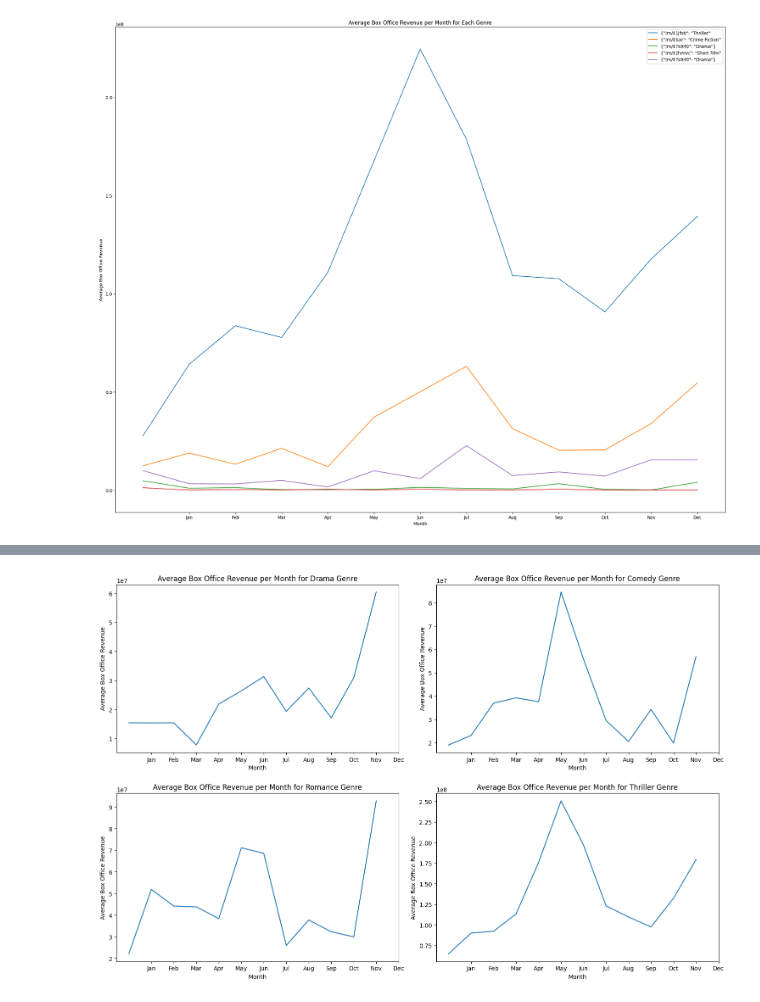
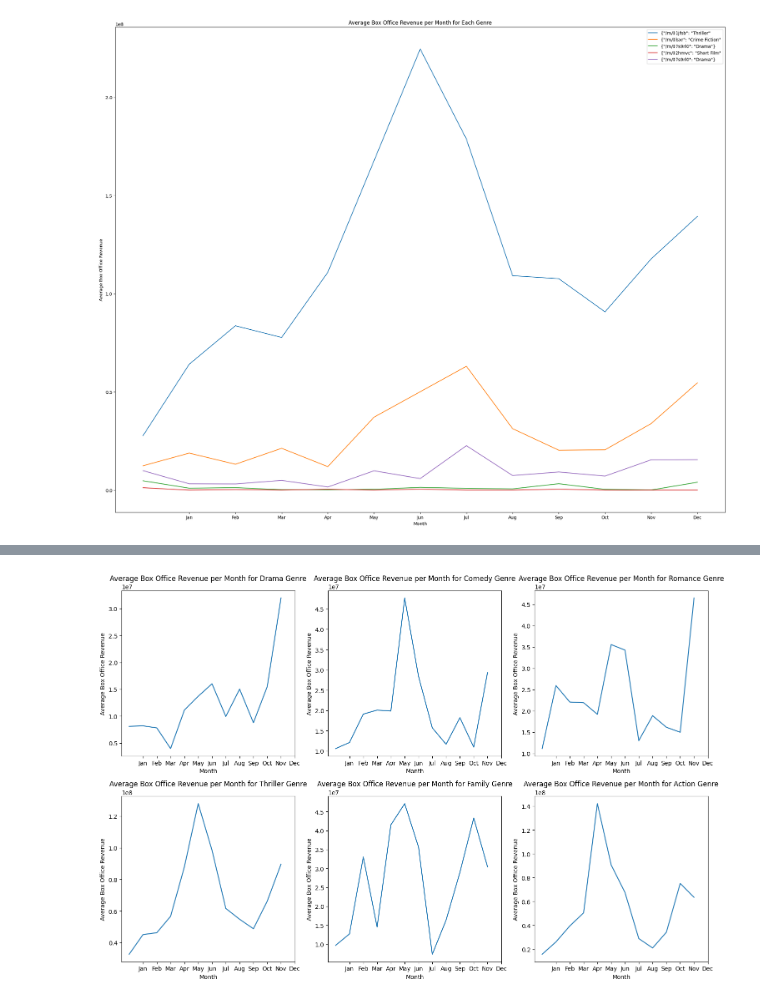
Before and after one commit to epfl-ada/ada-2023-project-dat4k, a Jupyter notebook: boxoffice.ipynb, the cells around one changed output, grey strips where cells are left out. Saved outputs shown, nothing was run; the diff lists cells and outputs as text; code cells hidden in the pictures.

```diff
--- a/boxoffice.ipynb
+++ b/boxoffice.ipynb
@@ -218,48 +219,71 @@ romance_genres = df[df['genre 1'].str.contains('Romance|Romantic')|df['genre 2']
 
 thriller_genres = df[df['genre 1'].str.contains('Thriller|Crime')|df['genre 2'].str.contains('Thriller|Crime')]
 #thriller_genres
+
+action_genres = df[df['genre 1'].str.contains('Action|Adventure|War')|df['genre 2'].str.contains('Action|Adventure|War')]
+#action_genres
+
+family_genres = df[df['genre 1'].str.contains('Family|Animation|Child')|df['genre 2'].str.contains('Family|Animation|Child')]
+#family_genres
 # %%
+
 # group the data by month and year and genre, and sum the box office revenue for each group
 monthly_revenue_drama = drama_genres.groupby([drama_genres['Movie release Year'], drama_genres['Movie release date'].str[5:7]])['Movie Boxoffice Revenue'].sum()
 monthly_revenue_comedy = comedy_genres.groupby([comedy_genres['Movie release Year'], comedy_genres['Movie release date'].str[5:7]])['Movie Boxoffice Revenue'].sum()
 monthly_revenue_romance = romance_genres.groupby([romance_genres['Movie release Year'], romance_genres['Movie release date'].str[5:7]])['Movie Boxoffice Revenue'].sum()
 monthly_revenue_thriller = thriller_genres.groupby([thriller_genres['Movie release Year'], thriller_genres['Movie release date'].str[5:7]])['Movie Boxoffice Revenue'].sum()
+monthly_revenue_family = family_genres.groupby([family_genres['Movie release Year'], family_genres['Movie release date'].str[5:7]])['Movie Boxoffice Revenue'].sum()
+monthly_revenue_action = action_genres.groupby([action_genres['Movie release Year'], action_genres['Movie release date'].str[5:7]])['Movie Boxoffice Revenue'].sum()
 
 # calculate the average revenue per month
 average_monthly_revenue_drama = monthly_revenue_drama.groupby(level=1).mean()
 average_monthly_revenue_comedy = monthly_revenue_comedy.groupby(level=1).mean()
 average_monthly_revenue_romance = monthly_revenue_romance.groupby(level=1).mean()
 average_monthly_revenue_thriller = monthly_revenue_thriller.groupby(level=1).mean()
+average_monthly_revenue_family = monthly_revenue_family.groupby(level=1).mean()
+average_monthly_revenue_action = monthly_revenue_action.groupby(level=1).mean()
 
 # plot the data
-fig, axs = plt.subplots(2, 2, figsize=(15,10))
+fig, axs = plt.subplots(2, 3, figsize=(15,10))
 
 average_monthly_revenue_drama.plot(ax=axs[0, 0], kind='line', title='Average Box Office Revenue per Month for Drama Genre')
 axs[0, 0].set_xlabel('Month')
 axs[0, 0].set_ylabel('Average Box Office Revenue')
 axs[0, 0].set_xticks(range(1, 13))
 axs[0, 0].set_xticklabels(['Jan', 'Feb', 'Mar', 'Apr', 'May', 'Jun', 'Jul', 'Aug', 'Sep', 'Oct', 'Nov', 'Dec'])
 
 average_monthly_revenue_comedy.plot(ax=axs[0, 1], kind='line', title='Average Box Office Revenue per Month for Comedy Genre')
 axs[0, 1].set_xlabel('Month')
 axs[0, 1].set_ylabel('Average Box Office Revenue')
 axs[0, 1].set_xticks(range(1, 13))
 axs[0, 1].set_xticklabels(['Jan', 'Feb', 'Mar', 'Apr', 'May', 'Jun', 'Jul', 'Aug', 'Sep', 'Oct', 'Nov', 'Dec'])
 
-average_monthly_revenue_romance.plot(ax=axs[1, 0], kind='line', title='Average Box Office Revenue per Month for Romance Genre')
+average_monthly_revenue_romance.plot(ax=axs[0, 2], kind='line', title='Average Box Office Revenue per Month for Romance Genre')
+axs[0, 2].set_xlabel('Month')
+axs[0, 2].set_ylabel('Average Box Office Revenue')
+axs[0, 2].set_xticks(range(1, 13))
+axs[0, 2].set_xticklabels(['Jan', 'Feb', 'Mar', 'Apr', 'May', 'Jun', 'Jul', 'Aug', 'Sep', 'Oct', 'Nov', 'Dec'])
+
+average_monthly_revenue_thriller.plot(ax=axs[1, 0], kind='line', title='Average Box Office Revenue per Month for Thriller Genre')
 axs[1, 0].set_xlabel('Month')
 axs[1, 0].set_ylabel('Average Box Office Revenue')
 axs[1, 0].set_xticks(range(1, 13))
 axs[1, 0].set_xticklabels(['Jan', 'Feb', 'Mar', 'Apr', 'May', 'Jun', 'Jul', 'Aug', 'Sep', 'Oct', 'Nov', 'Dec'])
 
-average_monthly_revenue_thriller.plot(ax=axs[1, 1], kind='line', title='Average Box Office Revenue per Month for Thriller Genre')
+average_monthly_revenue_family.plot(ax=axs[1, 1], kind='line', title='Average Box Office Revenue per Month for Family Genre')
 axs[1, 1].set_xlabel('Month')
 axs[1, 1].set_ylabel('Average Box Office Revenue')
 axs[1, 1].set_xticks(range(1, 13))
 axs[1, 1].set_xticklabels(['Jan', 'Feb', 'Mar', 'Apr', 'May', 'Jun', 'Jul', 'Aug', 'Sep', 'Oct', 'Nov', 'Dec'])
 
+average_monthly_revenue_action.plot(ax=axs[1, 2], kind='line', title='Average Box Office Revenue per Month for Action Genre')
+axs[1, 2].set_xlabel('Month')
+axs[1, 2].set_ylabel('Average Box Office Revenue')
+axs[1, 2].set_xticks(range(1, 13))
+axs[1, 2].set_xticklabels(['Jan', 'Feb', 'Mar', 'Apr', 'May', 'Jun', 'Jul', 'Aug', 'Sep', 'Oct', 'Nov', 'Dec'])
+
 plt.tight_layout()
 plt.show()
 # %% [output]
-[figure, old version]
+[figure, new version]
 # %%
```
Also changed, not shown: parts of 5 cells of this notebook.
